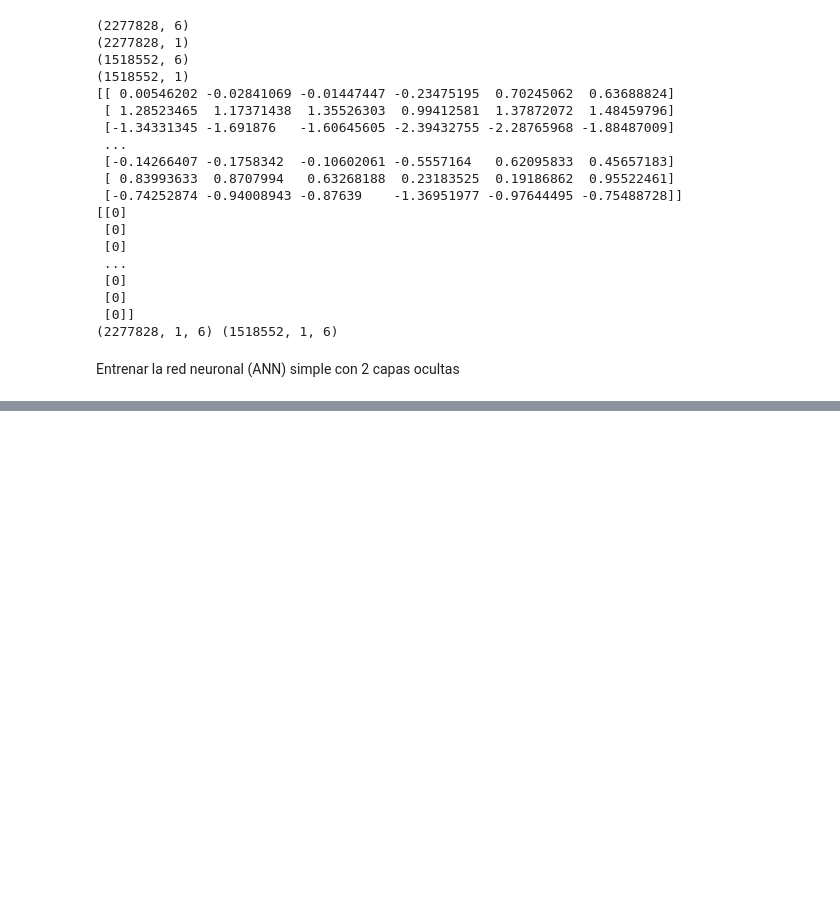
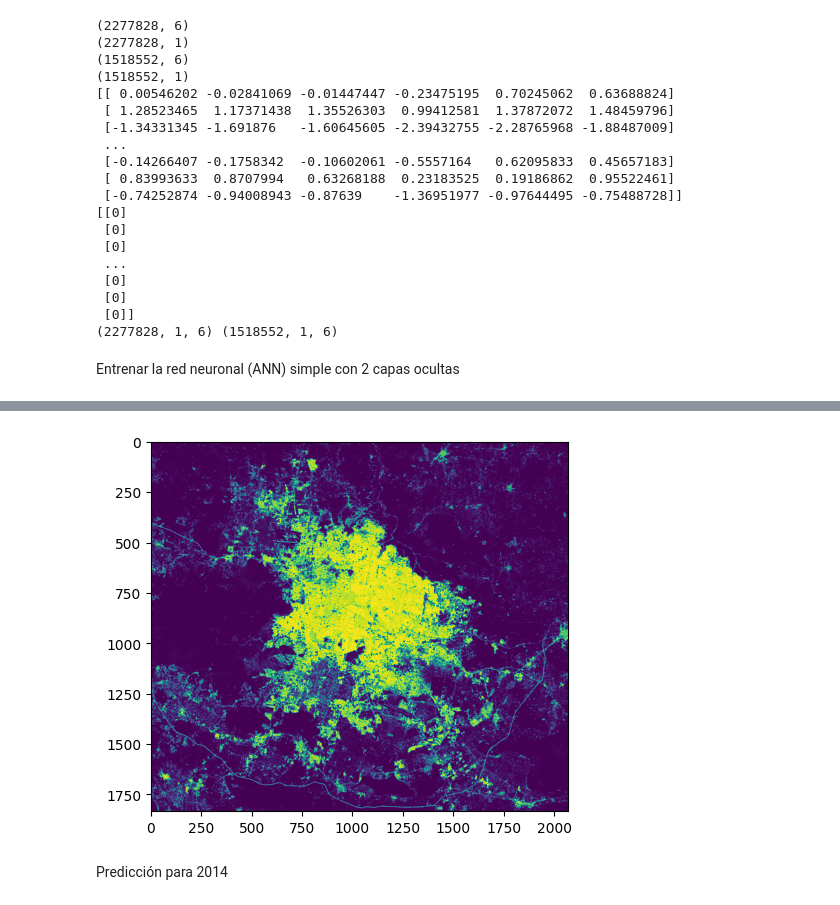
Before and after one commit to vshalisko/GEE, a Jupyter notebook: Colab/GDL_Landsat_ANN_simple.ipynb, the cells around one changed output, grey strips where cells are left out. Saved outputs shown, nothing was run; the diff lists cells and outputs as text; code cells hidden in the pictures; blank space fills up the shorter version.

```diff
--- a/Colab/GDL_Landsat_ANN_simple.ipynb
+++ b/Colab/GDL_Landsat_ANN_simple.ipynb
@@ -375,0 +321,9 @@ plt.show()
+# %%
+prediction_2020_urbano = np.reshape(predicted_2020[:,2], (array_target_2015.shape[0], array_target_2015.shape[1]))
+B_img_pred_2020 = (prediction_2020_urbano).astype('float')
+plt.imshow(B_img_pred_2020[:,:])
+plt.show()
+# %% [output]
+[figure, added]
+# %% [markdown]
+Predicción para 2014
```
Also changed, not shown: parts of 22 cells of this notebook.
